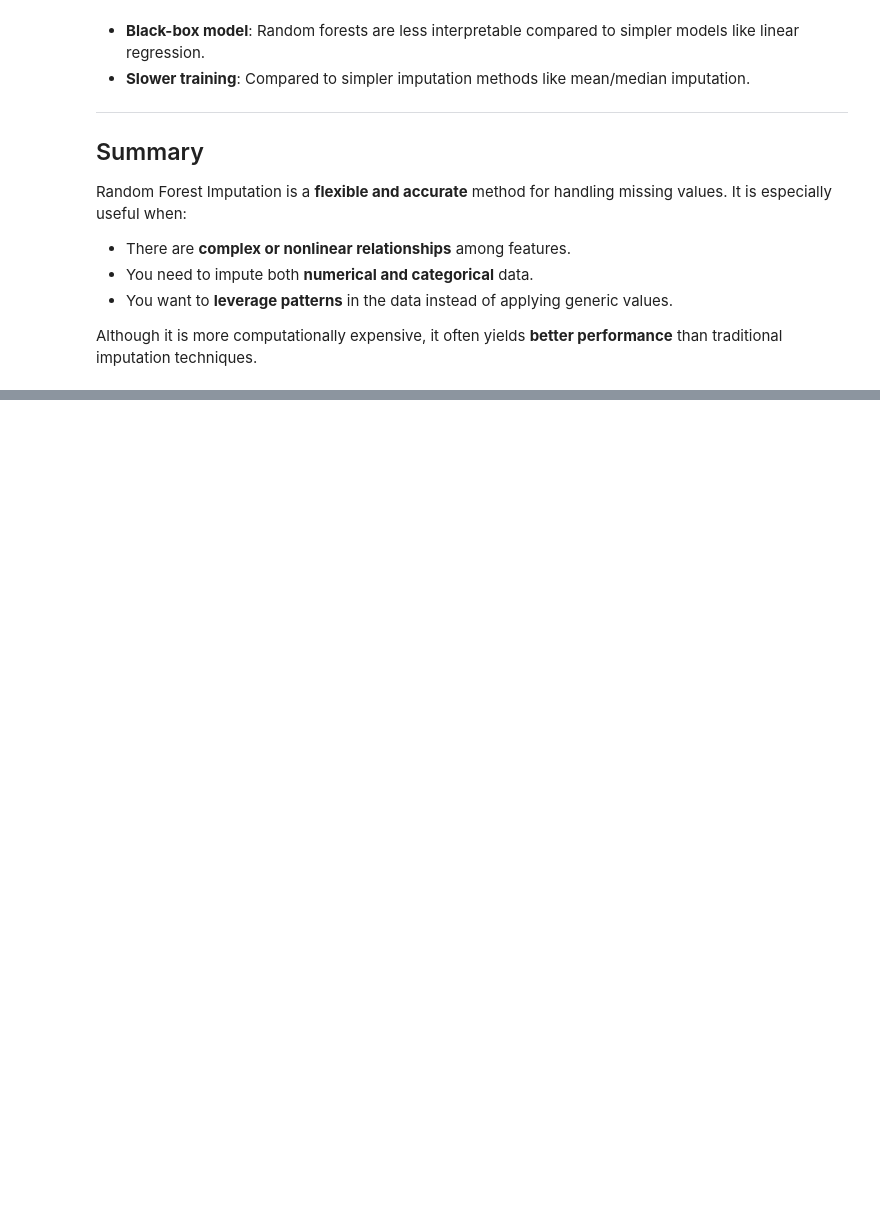
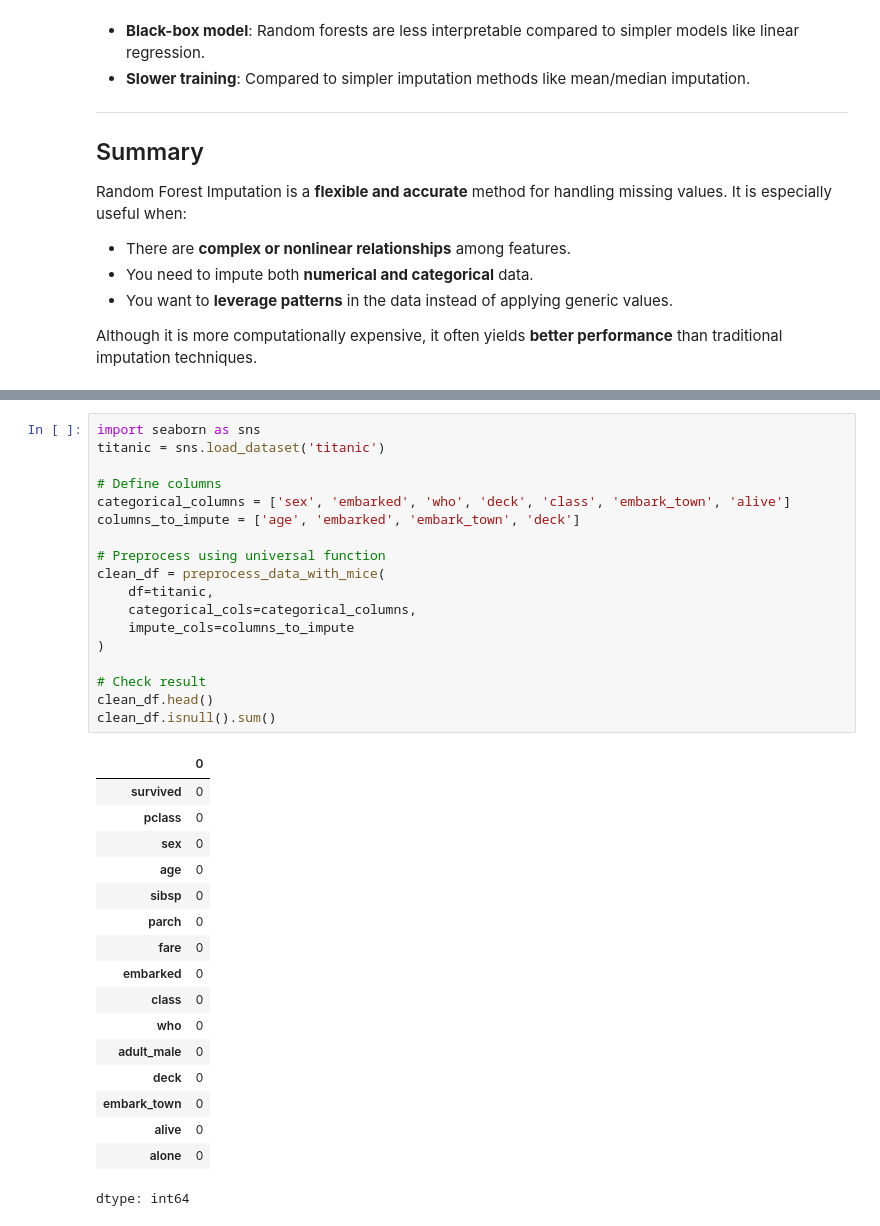
Before and after one commit to Kiran-Pokhrel-91/Data, a Jupyter notebook: Imputing_missing_values.ipynb, the cells around one changed output, grey strips where cells are left out. Cells and saved outputs as stored; diff of their text form; blank space fills up the shorter version.

```diff
--- a/Imputing_missing_values.ipynb
+++ b/Imputing_missing_values.ipynb
@@ -332,0 +565,36 @@ Although it is more computationally expensive, it often yields **better performa
+# %%
+import seaborn as sns
+titanic = sns.load_dataset('titanic')
+
+# Define columns
+categorical_columns = ['sex', 'embarked', 'who', 'deck', 'class', 'embark_town', 'alive']
+columns_to_impute = ['age', 'embarked', 'embark_town', 'deck']
+
+# Preprocess using universal function
+clean_df = preprocess_data_with_mice(
+    df=titanic,
+    categorical_cols=categorical_columns,
+    impute_cols=columns_to_impute
+)
+
+# Check result
+clean_df.head()
+clean_df.isnull().sum()
+# %% [output]
+|  | 0 |
+| survived | 0 |
+| pclass | 0 |
+| sex | 0 |
+| age | 0 |
+| sibsp | 0 |
+| parch | 0 |
+| fare | 0 |
+| embarked | 0 |
+| class | 0 |
+| who | 0 |
+| adult_male | 0 |
+| deck | 0 |
+| embark_town | 0 |
+| alive | 0 |
+| alone | 0 |
+dtype: int64
```
Also changed, not shown: parts of 12 cells of this notebook.
